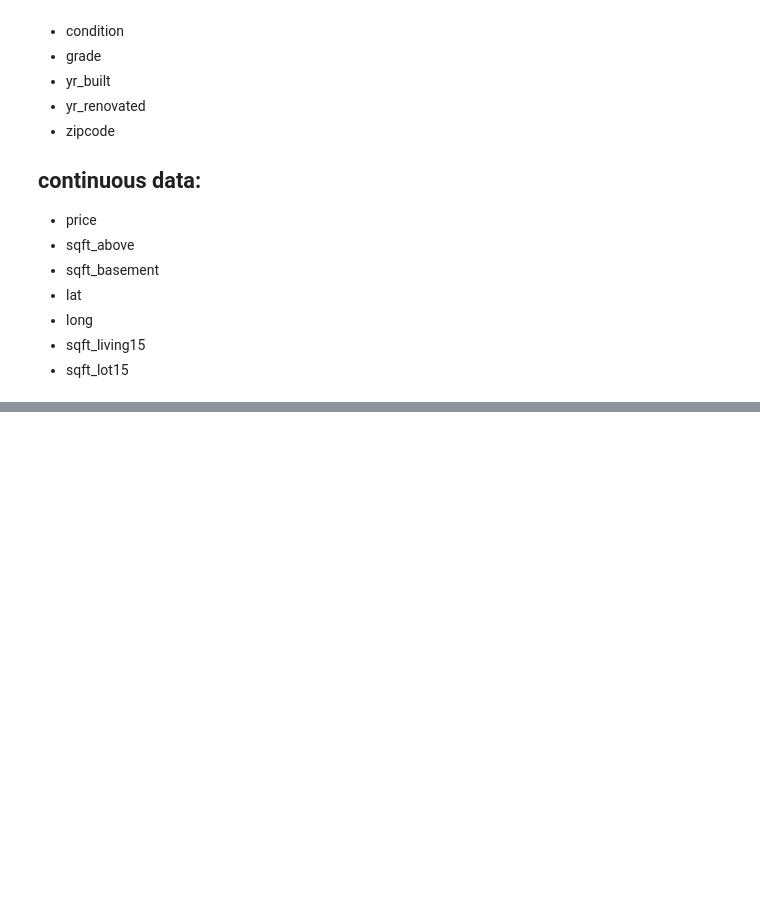
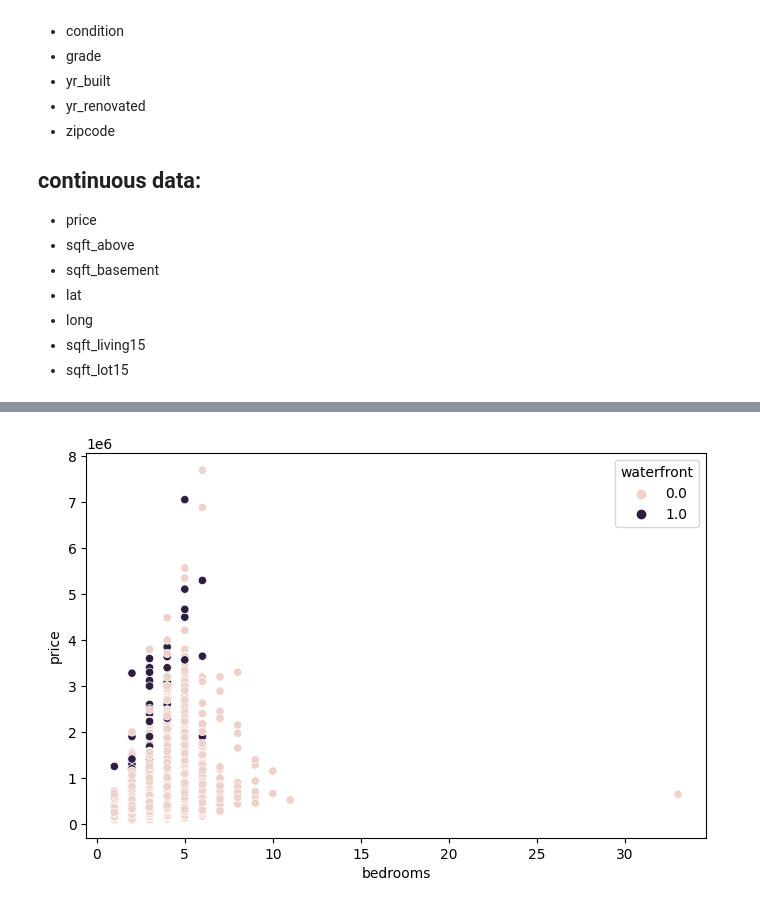
Before and after one commit to LanaCasselmann/eda-project-housing, a Jupyter notebook: EDA.ipynb, the cells around one changed output, grey strips where cells are left out. Drawn from its saved outputs; the diff is of its cells as text; code cells hidden in the pictures; blank space fills up the shorter version.

```diff
--- a/EDA.ipynb
+++ b/EDA.ipynb
@@ -361,0 +403,4 @@ Characteristics: Waterfront , limited budget, nice & isolated but central neighb
+# %%
+sns.scatterplot(data=df_housing, x='bedrooms', y='price', hue="waterfront");
+# %% [output]
+[figure, added]
```
Also changed, not shown: parts of 24 cells of this notebook, 1 other file.
